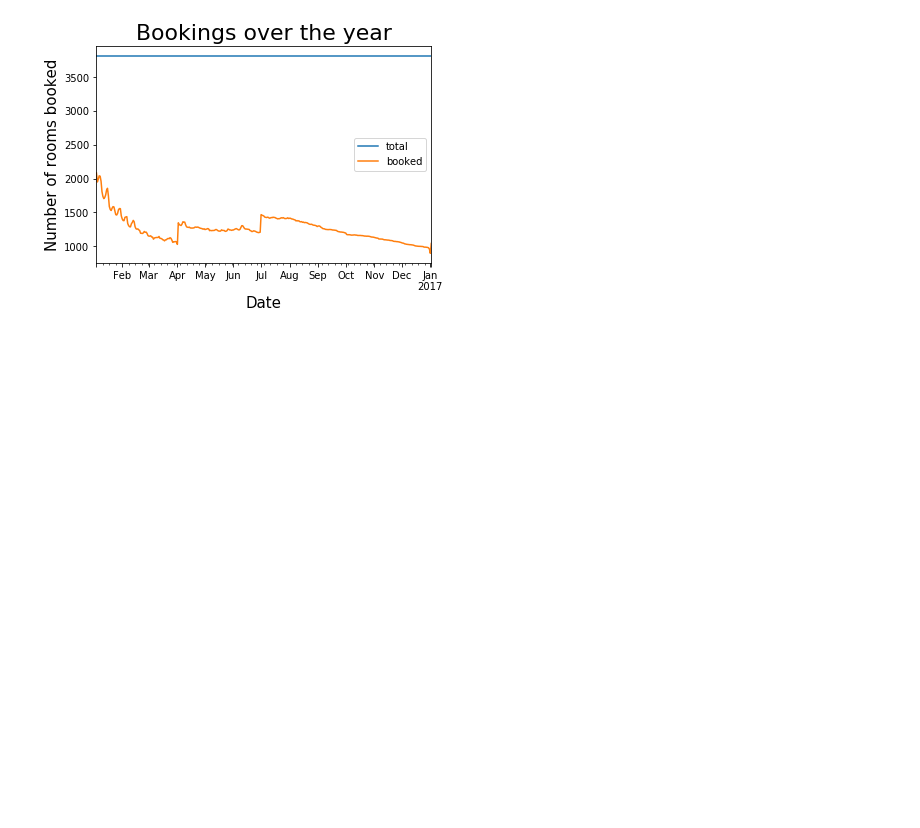
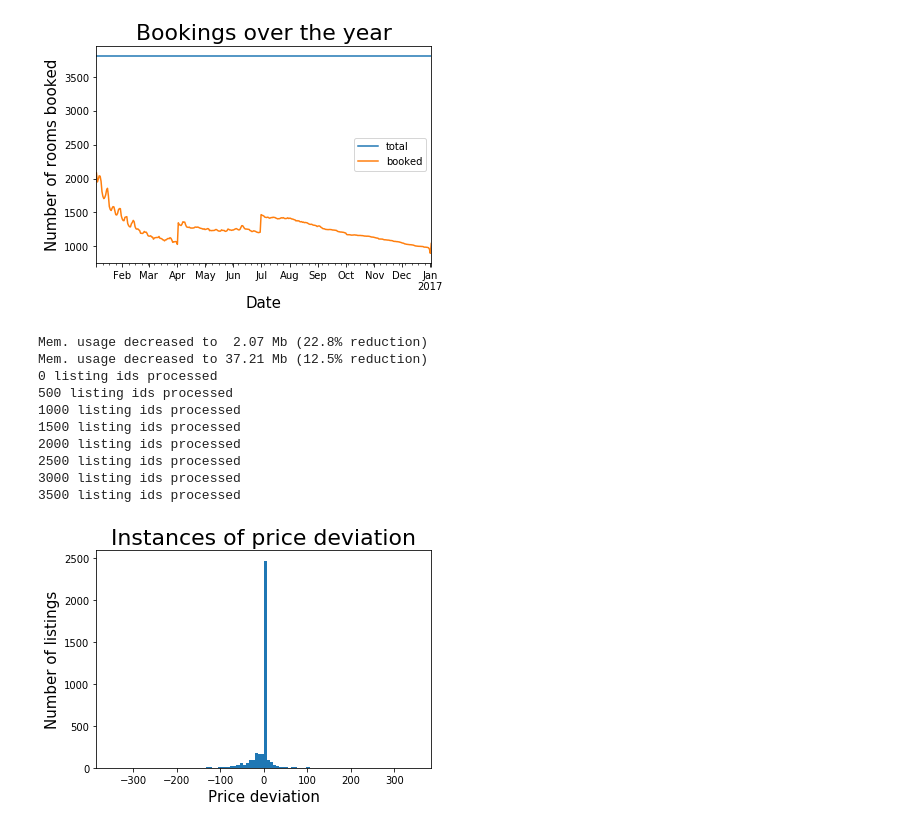
Before and after one commit to Ravi5ingh/seattle-airbnb-analysis, a Jupyter notebook: jupyter/main.ipynb, the cells around one changed output. Drawn from its saved outputs; the diff is of its cells as text; code cells hidden in the pictures; blank space fills up the shorter version.

Commit message:
complete Data Understanding for Q2

```diff
--- a/jupyter/main.ipynb
+++ b/jupyter/main.ipynb
@@ -83,3 +82,59 @@ Data collected for 2016-12-01 00:00:00
 Data collected for 2017-01-01 00:00:00
 3818
 [figure]
+# %%
+import import_ipynb
+from util import *
+
+"""
+Plot a histogram of price diffs between calendar.csv and listings.csv
+"""
+
+listings = read_csv('../data/listings.csv')
+
+# Remove listings in calendar that don't have price data
+calendar = read_csv('../data/calendar.csv')
+calendar = calendar.dropna()
+unique_listing_ids = calendar['listing_id'].unique()
+
+# Build up the listing id prices in calendar
+listing_id_2_price = {}
+i = 0
+for listing_id in unique_listing_ids:
+    listing_for_id = calendar[calendar['listing_id'] == listing_id]
+    price = listing_for_id['price'].iloc[0].replace('$', '').replace(',', '')
+    listing_id_2_price[listing_id] = price
+
+    if i%500==0:
+        print(str(i) + ' listing ids processed')
+    i += 1
+
+# Build up a map of listing id price diffs
+listing_price_diffs = {}
+for listing_id in listing_id_2_price.keys():
+
+    price_in_listings = listings[listings['id'] == listing_id]['price'].iloc[0].replace('$', '').replace(',', '')
+
+    listing_price_diffs[listing_id] = float(listing_id_2_price[listing_id]) - float(price_in_listings)
+
+standardize_plot_fonts()
+
+# Plot a histogram of the diff values
+plt.hist(listing_price_diffs.values(), bins=100)
+plt.title('Instances of price deviation')
+plt.xlabel('Price deviation')
+plt.ylabel('Number of listings')
+
+plt.show()
+# %% [output]
+Mem. usage decreased to  2.07 Mb (22.8% reduction)
+Mem. usage decreased to 37.21 Mb (12.5% reduction)
+0 listing ids processed
+500 listing ids processed
+1000 listing ids processed
+1500 listing ids processed
+2000 listing ids processed
+2500 listing ids processed
+3000 listing ids processed
+3500 listing ids processed
+[figure, added]
```
Also changed, not shown: parts of 8 cells of this notebook, 13 other files.
